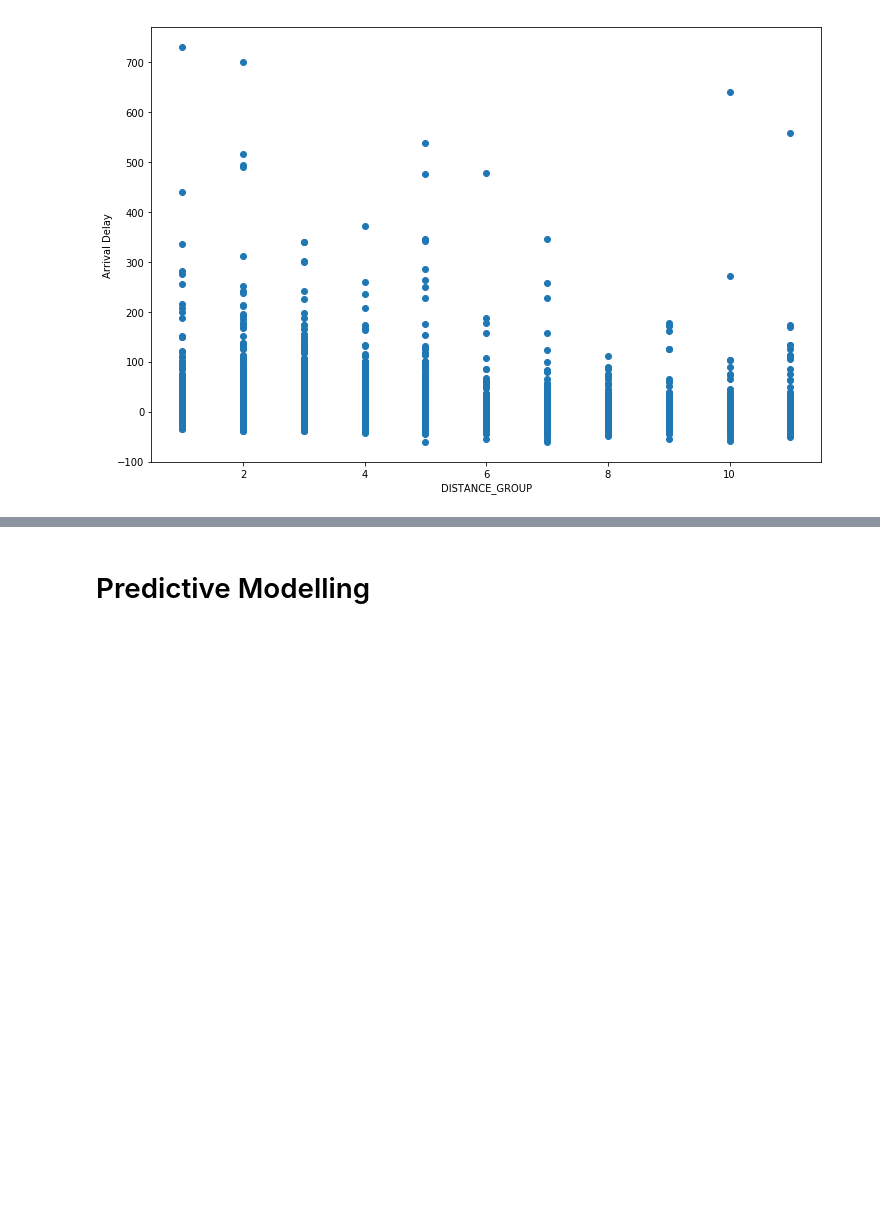
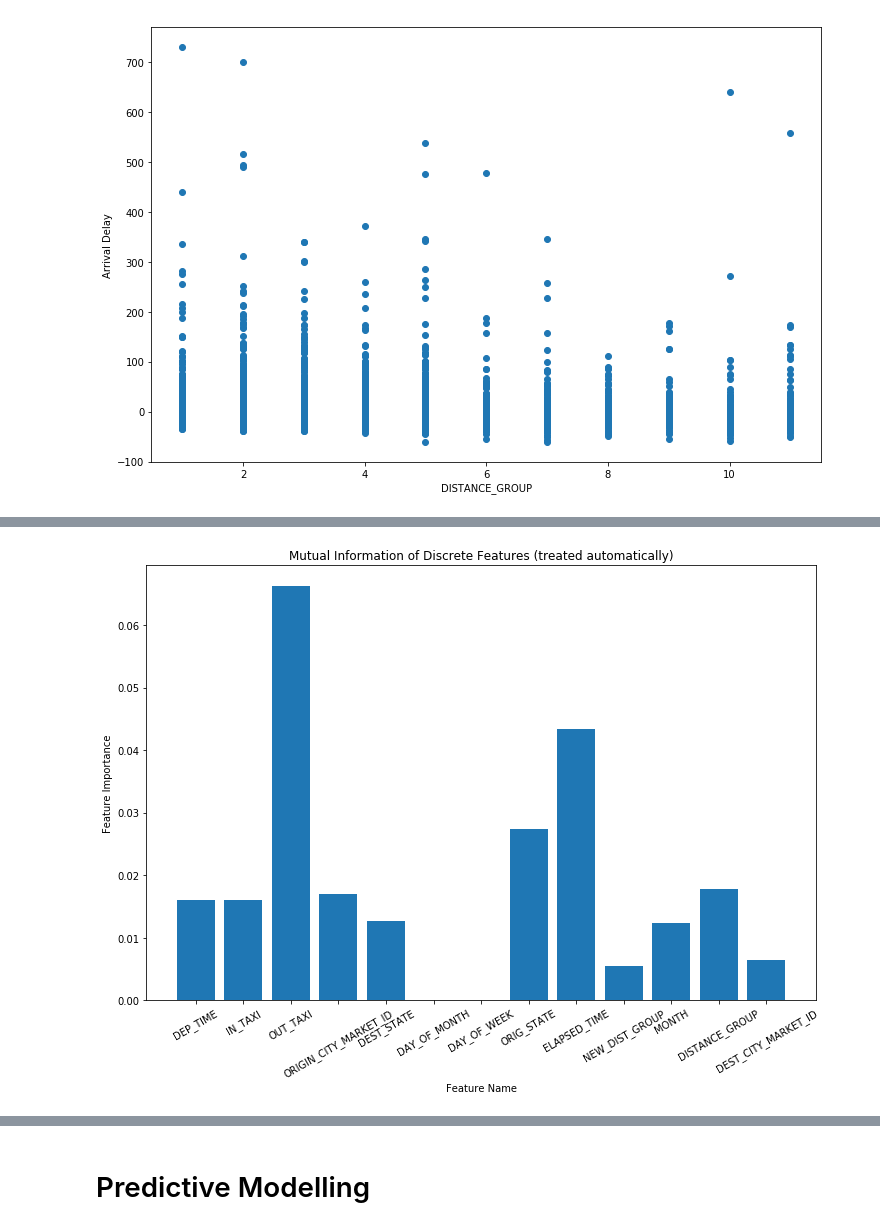
Before and after one commit to harshit0511/Flight-Delay, a Jupyter notebook: Homework 5.ipynb, the cells around one changed output, grey strips where cells are left out. Saved outputs shown, nothing was run; the diff lists cells and outputs as text; code cells hidden in the pictures; blank space fills up the shorter version.

```diff
--- a/Homework 5.ipynb
+++ b/Homework 5.ipynb
@@ -120,9 +147,9 @@ train
 # %%
 cols = []
-for col in train:
+for col in new_train:
     cols.append(col)
     # Printing the data type of last element of every feature
-    print col, "\t\t", type(train[col][len(train)-1])
+    print col, "\t\t", type(new_train[col][len(new_train)-1])
 # %% [output]
 UID             <type 'numpy.int64'>
 DAY_OF_WEEK             <type 'numpy.int64'>
@@ -263,0 +256,15 @@ df.describe()
+# %%
+### Plotting function for Information Gain of each feature
+
+def plot_info(res, title):
+
+    feat = res.keys()
+    imp = res.values()
+    # Plotting Feature_Names on X-Axis and Feature_importances on Y-Axis
+    plt.figure(figsize=(12, 8))
+    plt.bar(range(len(feat)), imp)
+    plt.xticks(range(len(feat)), feat, rotation=30)
+    plt.xlabel('Feature Name')
+    plt.ylabel('Feature Importance')
+    plt.title(title)
+    plt.show()
@@ -263,0 +280,11 @@ df.describe()
+# %%
+from sklearn.feature_selection import mutual_info_regression
+
+discrete_feat = ['DAY_OF_WEEK', 'DISTANCE_GROUP', 'ORIGIN_CITY_MARKET_ID', 'DEST_CITY_MARKET_ID', 'ORIG_STATE',
+                'DAY_OF_MONTH', 'MONTH', 'DEST_STATE', 'DEP_TIME', 'OUT_TAXI', 'IN_TAXI', 'ELAPSED_TIME', 'NEW_DIST_GROUP']
+dis_mutual_info = mutual_info_regression(new_train[discrete_feat], y, copy = True)
+
+dis_res = dict(zip(discrete_feat, dis_mutual_info))
+plot_info(dis_res, "Mutual Information of Discrete Features (treated automatically)")
+# %% [output]
+[figure, added]
```
Also changed, not shown: parts of 66 cells of this notebook, 3 other files.
